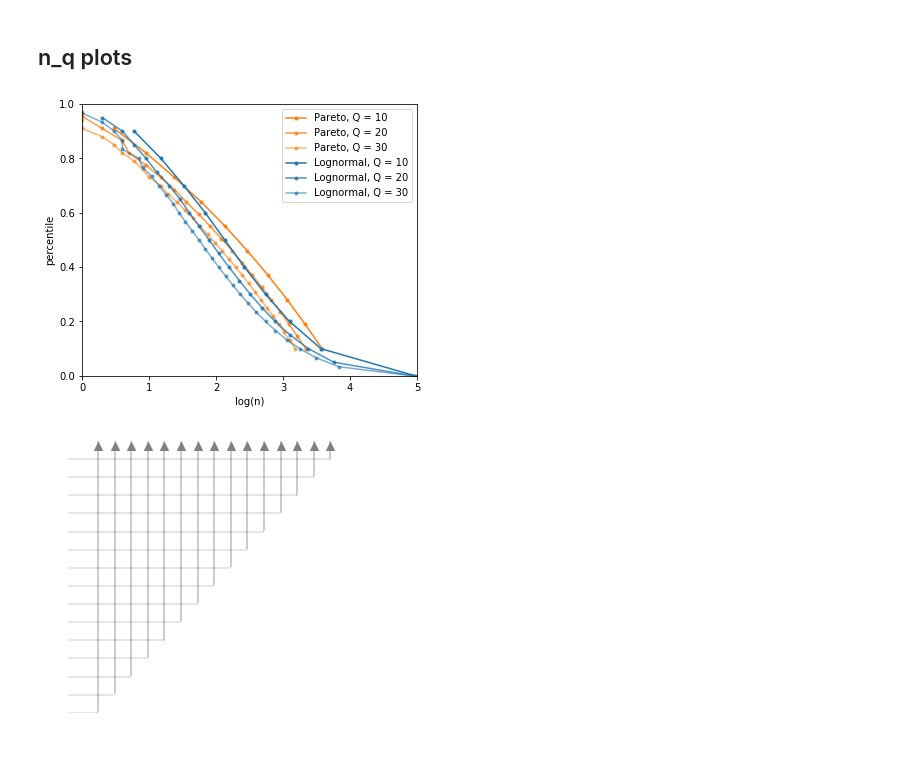
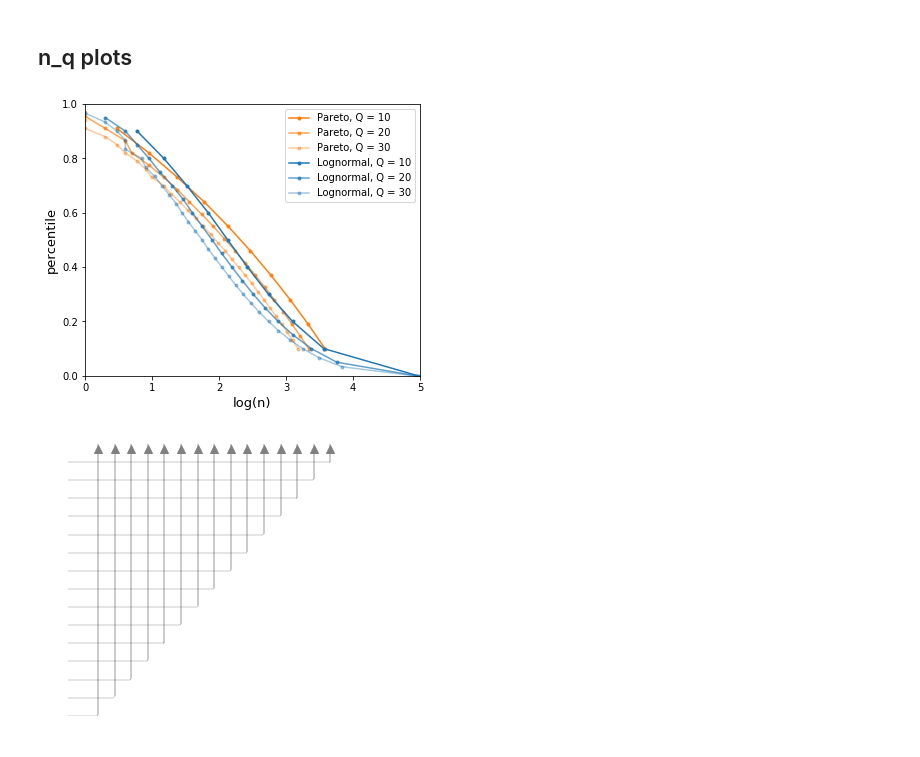
Before and after one commit to matuteiglesias/French_exports_bkp, a Jupyter notebook: code/notebooks/Quantile Simulations.ipynb, the cells around one changed output. Cells and saved outputs as stored; diff of their text form; code cells hidden in the pictures.

```diff
--- a/code/notebooks/Quantile Simulations.ipynb
+++ b/code/notebooks/Quantile Simulations.ipynb
@@ -128,24 +135,24 @@ for x in [x_pareto, x_logn_clip3, x_logn_clip3_90]:
 # %%
 fig, ax = plt.subplots(1, figsize = (6, 5))
 
 for i, Q in enumerate([10, 20, 30]):
     ns = get_n(x_pareto, Q)[1]
-    ax.plot(np.log10(ns), .1 + 0.9*(np.arange(Q)/Q), marker = '.', c = '#ff7f0e', alpha = [1, .8, .6][i], label = 'Pareto, Q = '+str(Q))
+    ax.plot(np.log10(ns), .1 + 0.9*(np.arange(Q)/Q), marker = '.', c = '#ff7f0e', alpha = [1, .7, .4][i], label = 'Pareto, Q = '+str(Q))
 
 for i, Q in enumerate([10, 20, 30]):
     ns = get_n(x_logn_clip3, Q)[1]
-    ax.plot(np.log10(ns), np.arange(Q)/Q, marker = '.', c = '#1f77b4', alpha = [1, .8, .6][i], label = 'Lognormal, Q = '+str(Q))
+    ax.plot(np.log10(ns), np.arange(Q)/Q, marker = '.', c = '#1f77b4', alpha = [1, .7, .4][i], label = 'Lognormal, Q = '+str(Q))
 
-ax.set_ylabel('percentile')
-ax.set_xlabel('log(n)')
+ax.set_ylabel('percentile', fontsize = 13)
+ax.set_xlabel('log(n)', fontsize = 13)
 ax.set_ylim(0, 1)
 ax.set_xlim(0, 5)
 ax.legend()
 plt.savefig('./../../../thesis_writing/figures/quantile_logn.png', dpi = 400)
 
 plt.show()
 # %% [output]
-[figure, old version]
+[figure, new version]
 # %%
 #eg levels = (np.arange(Q)/Q)[::2]
 
```
Also changed, not shown: parts of 6 cells of this notebook.
